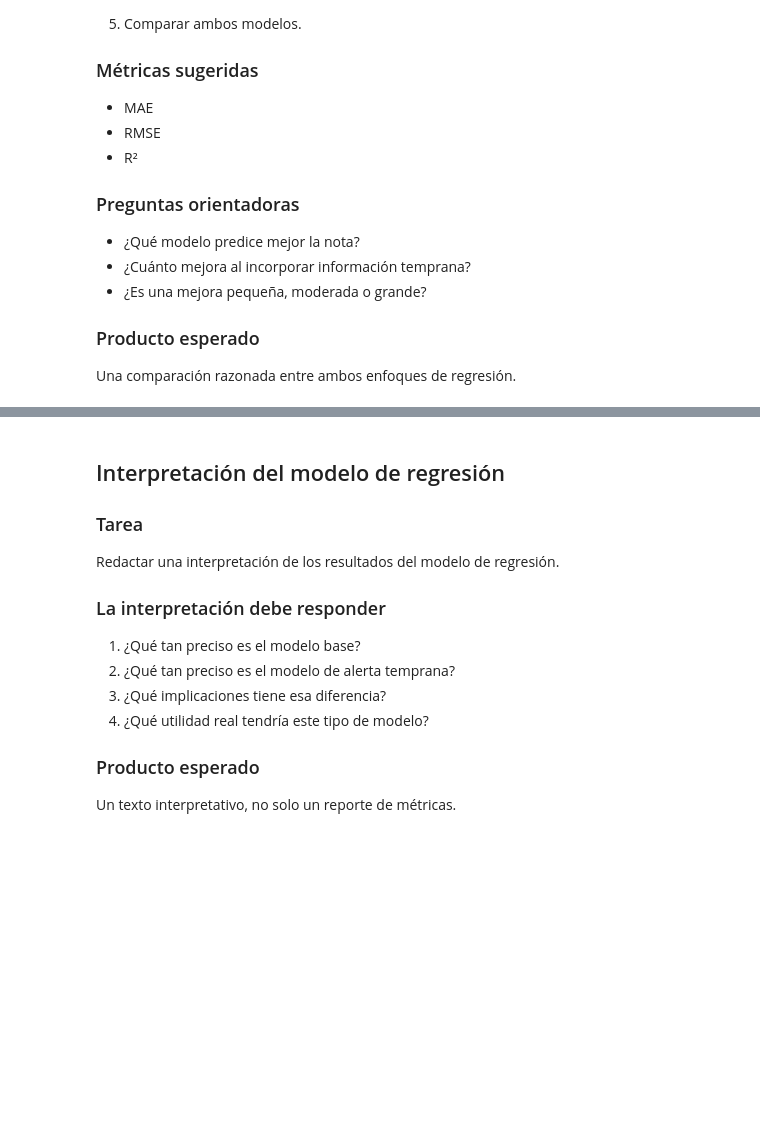
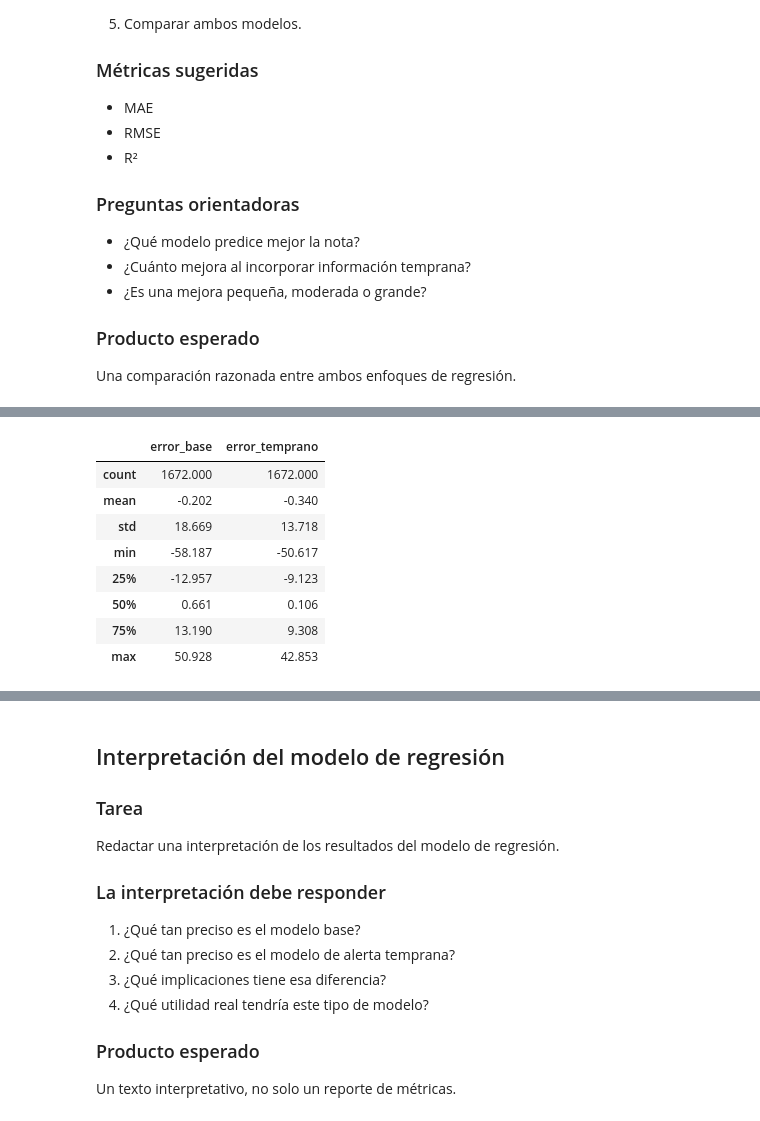
Before and after one commit to RamiroSeb2021/CXAI_M, a Jupyter notebook: Taller_LIME_SHAP_base_real.ipynb, the cells around one changed output, grey strips where cells are left out. Drawn from its saved outputs; the diff is of its cells as text; code cells hidden in the pictures; blank space fills up the shorter version.

```diff
--- a/Taller_LIME_SHAP_base_real.ipynb
+++ b/Taller_LIME_SHAP_base_real.ipynb
@@ -776,0 +1035,21 @@ Una comparación razonada entre ambos enfoques de regresión.
+# %%
+# -------------------------------------------------------------------
+# 7) Resumen estadístico del error
+# -------------------------------------------------------------------
+
+errores_reg = pd.DataFrame({
+    "error_base": y_test_reg.values - pred_base_reg,
+    "error_temprano": y_test_reg.values - pred_early_reg
+})
+
+display(errores_reg.describe().round(3))
+# %% [output]
+|  | error_base | error_temprano |
+| count | 1672.000 | 1672.000 |
+| mean | -0.202 | -0.340 |
+| std | 18.669 | 13.718 |
+| min | -58.187 | -50.617 |
+| 25% | -12.957 | -9.123 |
+| 50% | 0.661 | 0.106 |
+| 75% | 13.190 | 9.308 |
+| max | 50.928 | 42.853 |
```
Also changed, not shown: parts of 17 cells of this notebook.
